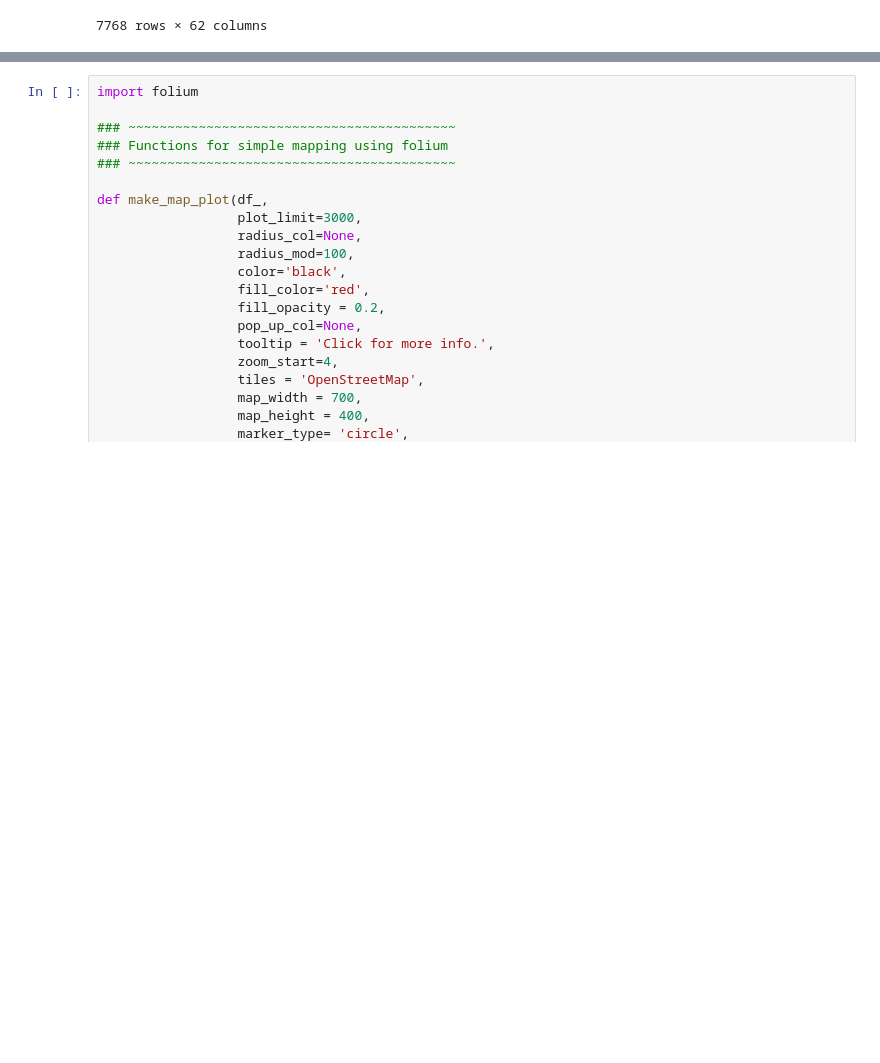
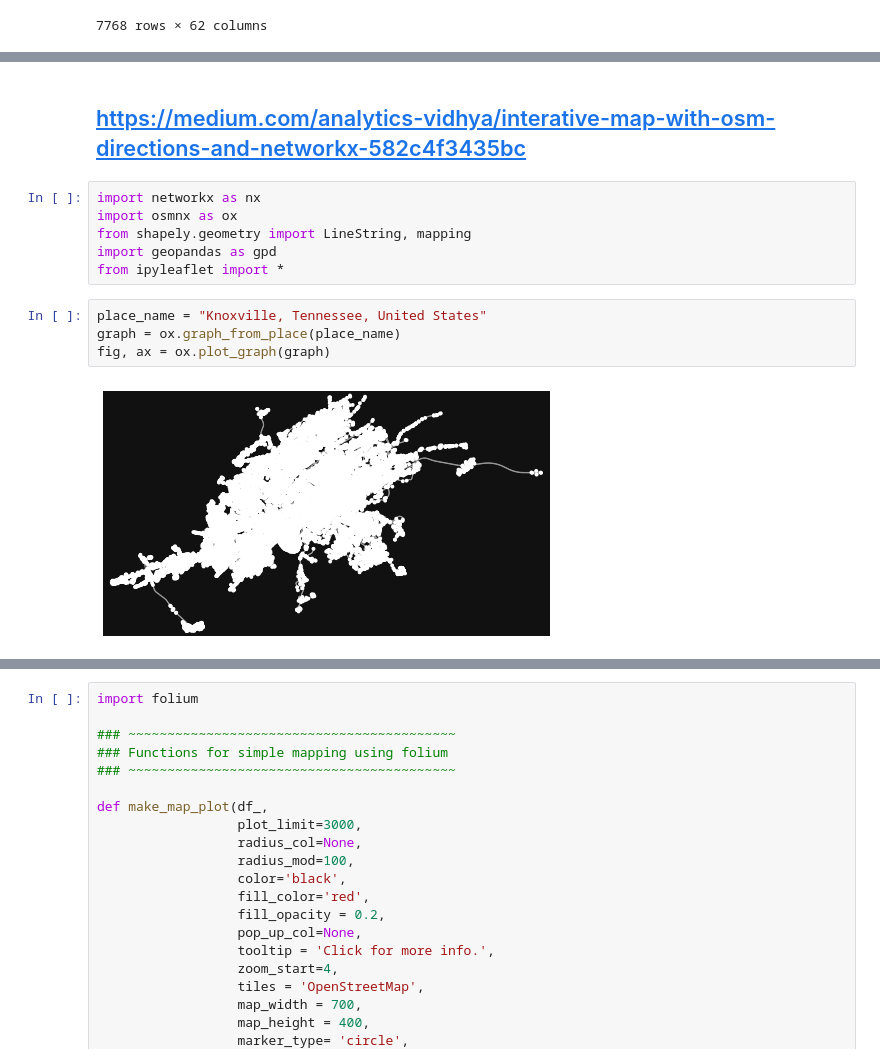
Before and after one commit to jimmy-feng/hagerstrand, a Jupyter notebook: docs/notebooks/SafeGraph-Copy1.ipynb, the cells around one changed output, grey strips where cells are left out. Saved outputs shown, nothing was run; the diff lists cells and outputs as text; blank space fills up the shorter version.

```diff
--- a/docs/notebooks/SafeGraph-Copy1.ipynb
+++ b/docs/notebooks/SafeGraph-Copy1.ipynb
@@ -175,0 +182,14 @@ AttributeError: 'ExtendedDataFrame' object has no attribute 'nodes'
+# %% [markdown]
+## https://medium.com/analytics-vidhya/interative-map-with-osm-directions-and-networkx-582c4f3435bc
+# %%
+import networkx as nx
+import osmnx as ox
+from shapely.geometry import LineString, mapping
+import geopandas as gpd
+from ipyleaflet import *
+# %%
+place_name = "Knoxville, Tennessee, United States"
+graph = ox.graph_from_place(place_name)
+fig, ax = ox.plot_graph(graph)
+# %% [output]
+[figure, added]
```
Also changed, not shown: parts of 12 cells of this notebook, 6 other files.
